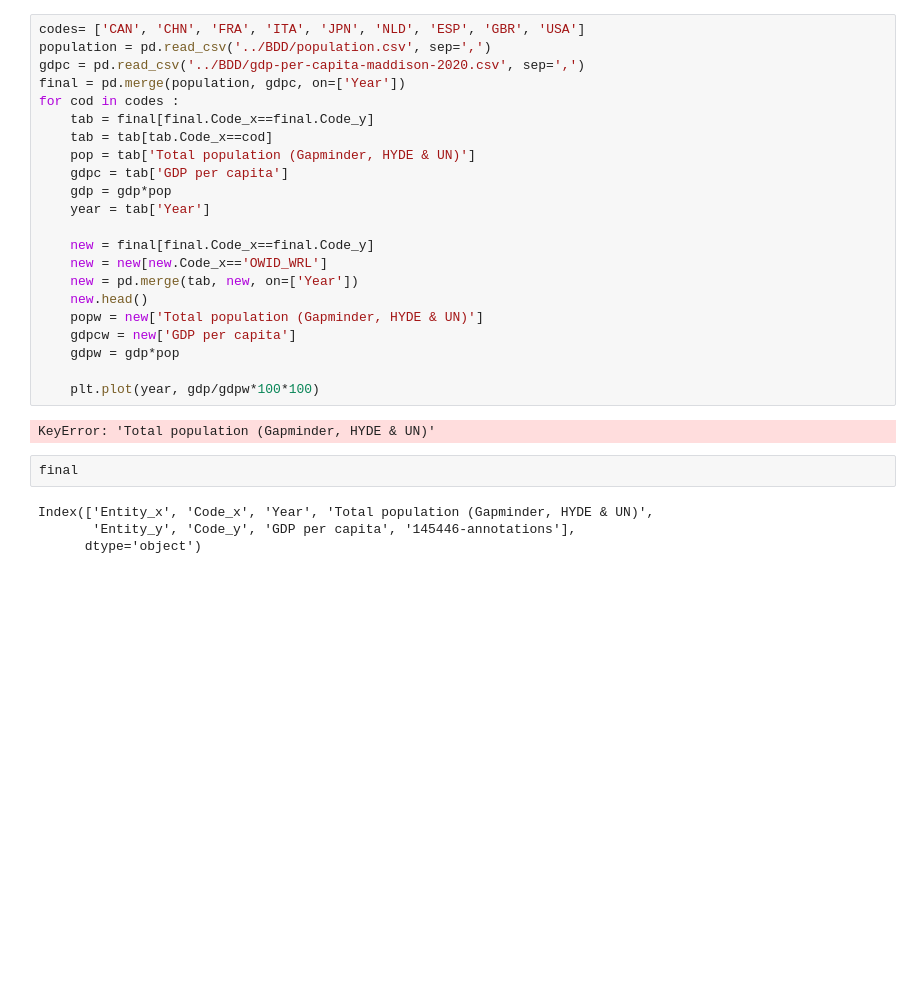
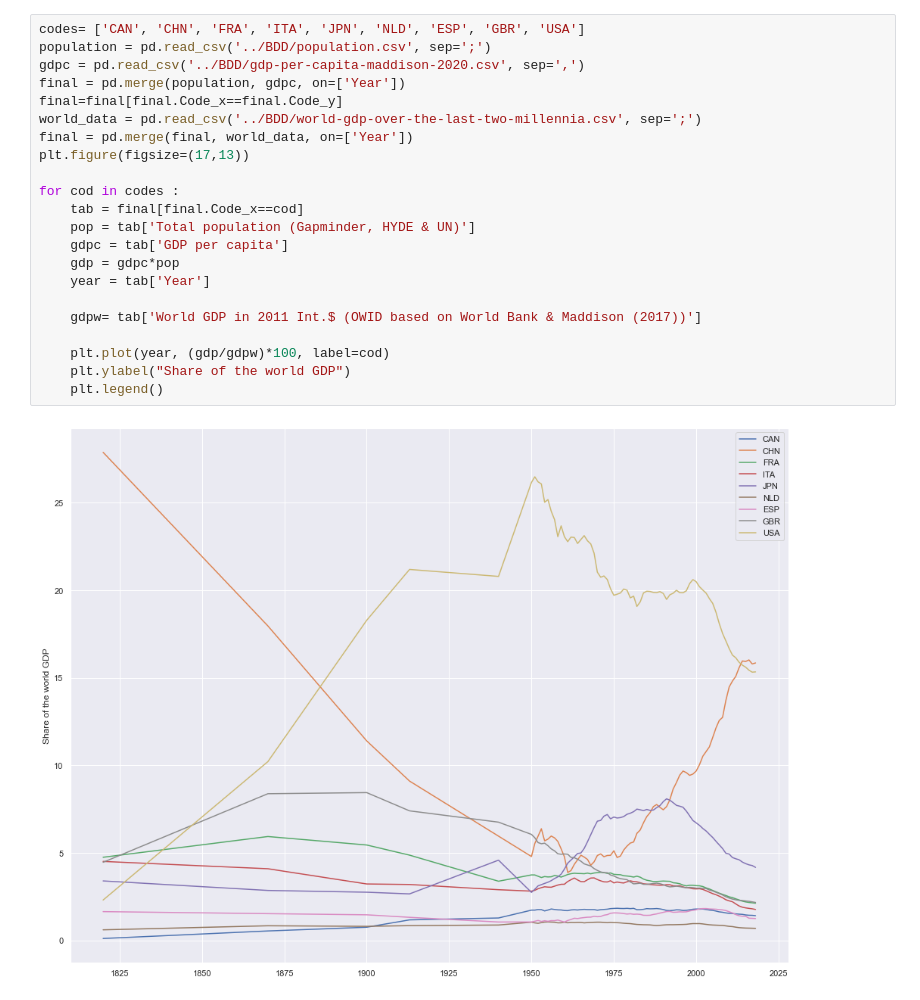
Before and after one commit to leatrin/EnergyLimits, a Jupyter notebook: Codes/donnees-aggregees.ipynb, the cells around one changed output. Cells and saved outputs as stored; diff of their text form; blank space fills up the shorter version.

```diff
--- a/Codes/donnees-aggregees.ipynb
+++ b/Codes/donnees-aggregees.ipynb
@@ -45,30 +46,24 @@ for i in range(9):
 # %%
 codes= ['CAN', 'CHN', 'FRA', 'ITA', 'JPN', 'NLD', 'ESP', 'GBR', 'USA']
-population = pd.read_csv('../BDD/population.csv', sep=',')
+population = pd.read_csv('../BDD/population.csv', sep=';')
 gdpc = pd.read_csv('../BDD/gdp-per-capita-maddison-2020.csv', sep=',')
 final = pd.merge(population, gdpc, on=['Year'])
+final=final[final.Code_x==final.Code_y]
+world_data = pd.read_csv('../BDD/world-gdp-over-the-last-two-millennia.csv', sep=';')
+final = pd.merge(final, world_data, on=['Year'])
+plt.figure(figsize=(17,13))
+
 for cod in codes :
-    tab = final[final.Code_x==final.Code_y]
-    tab = tab[tab.Code_x==cod]
+    tab = final[final.Code_x==cod]
     pop = tab['Total population (Gapminder, HYDE & UN)']
     gdpc = tab['GDP per capita']
-    gdp = gdp*pop
+    gdp = gdpc*pop
     year = tab['Year']
 
-    new = final[final.Code_x==final.Code_y]
-    new = new[new.Code_x=='OWID_WRL']
-    new = pd.merge(tab, new, on=['Year'])
-    new.head()
-    popw = new['Total population (Gapminder, HYDE & UN)']
-    gdpcw = new['GDP per capita']
-    gdpw = gdp*pop
+    gdpw= tab['World GDP in 2011 Int.$ (OWID based on World Bank & Maddison (2017))']
 
-    plt.plot(year, gdp/gdpw*100*100)
+    plt.plot(year, (gdp/gdpw)*100, label=cod)
+    plt.ylabel("Share of the world GDP")
+    plt.legend()
 # %% [output]
-KeyError: 'Total population (Gapminder, HYDE & UN)'
+[figure, added]
-# %%
-final
-# %% [output]
-Index(['Entity_x', 'Code_x', 'Year', 'Total population (Gapminder, HYDE & UN)',
-       'Entity_y', 'Code_y', 'GDP per capita', '145446-annotations'],
-      dtype='object')
```
Also changed, not shown: parts of 3 cells of this notebook, 30 other files.
